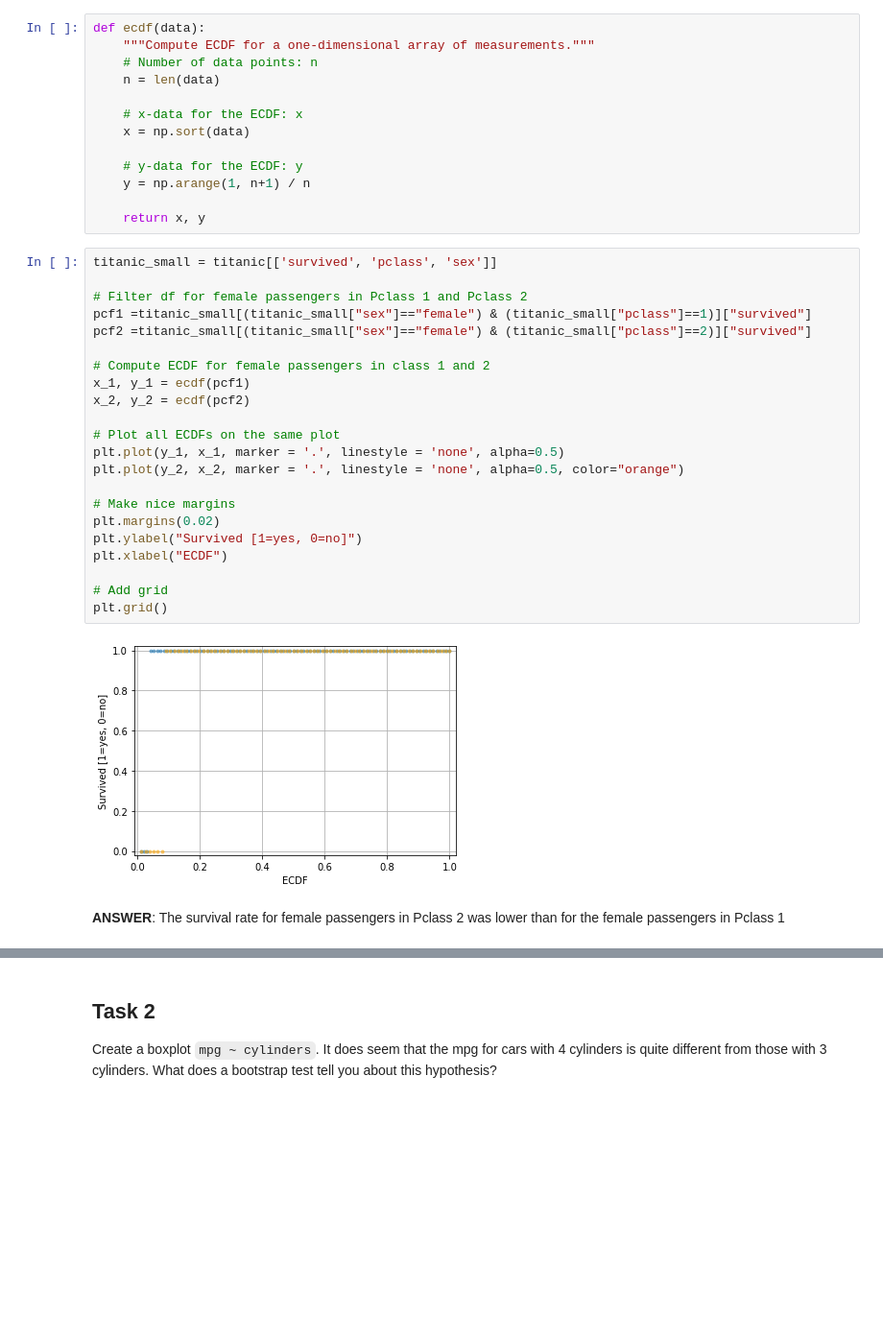
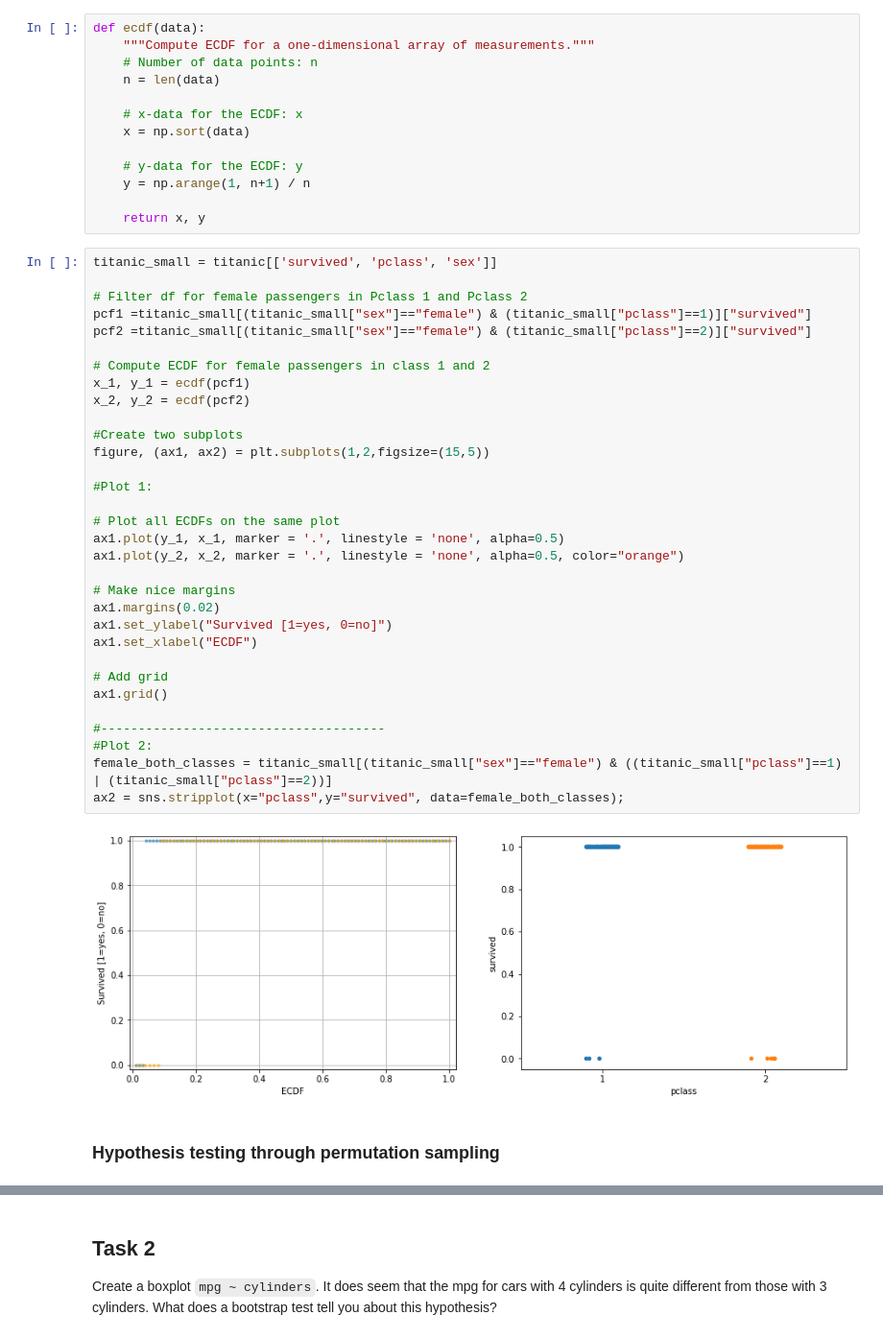
Before and after one commit to Heity94/01_DataScience_2021, a Jupyter notebook: Week_03/Homework3.ipynb, the cells around one changed output, grey strips where cells are left out. Shown at 96% size. Cells and saved outputs as stored; diff of their text form; blank space fills up the shorter version.

```diff
--- a/Week_03/Homework3.ipynb
+++ b/Week_03/Homework3.ipynb
@@ -50,26 +46,36 @@ def ecdf(data):
 # %%
 titanic_small = titanic[['survived', 'pclass', 'sex']]
 
 # Filter df for female passengers in Pclass 1 and Pclass 2
 pcf1 =titanic_small[(titanic_small["sex"]=="female") & (titanic_small["pclass"]==1)]["survived"]
 pcf2 =titanic_small[(titanic_small["sex"]=="female") & (titanic_small["pclass"]==2)]["survived"]
 
 # Compute ECDF for female passengers in class 1 and 2
 x_1, y_1 = ecdf(pcf1)
 x_2, y_2 = ecdf(pcf2)
 
+#Create two subplots
+figure, (ax1, ax2) = plt.subplots(1,2,figsize=(15,5))
+
+#Plot 1:
+
 # Plot all ECDFs on the same plot
-plt.plot(y_1, x_1, marker = '.', linestyle = 'none', alpha=0.5)
-plt.plot(y_2, x_2, marker = '.', linestyle = 'none', alpha=0.5, color="orange")
+ax1.plot(y_1, x_1, marker = '.', linestyle = 'none', alpha=0.5)
+ax1.plot(y_2, x_2, marker = '.', linestyle = 'none', alpha=0.5, color="orange")
 
 # Make nice margins
-plt.margins(0.02)
-plt.ylabel("Survived [1=yes, 0=no]")
-plt.xlabel("ECDF")
+ax1.margins(0.02)
+ax1.set_ylabel("Survived [1=yes, 0=no]")
+ax1.set_xlabel("ECDF")
 
 # Add grid
-plt.grid()
+ax1.grid()
+
+#--------------------------------------
+#Plot 2:
+female_both_classes = titanic_small[(titanic_small["sex"]=="female") & ((titanic_small["pclass"]==1) | (titanic_small["pclass"]==2))]
+ax2 = sns.stripplot(x="pclass",y="survived", data=female_both_classes);
 # %% [output]
-[figure, old version]
+[figure, new version]
-# %% [markdown]
-**ANSWER**: The survival rate for female passengers in Pclass 2 was lower than for the female passengers in Pclass 1
+# %% [markdown]
+### Hypothesis testing through permutation sampling
```
Also changed, not shown: parts of 15 cells of this notebook.
